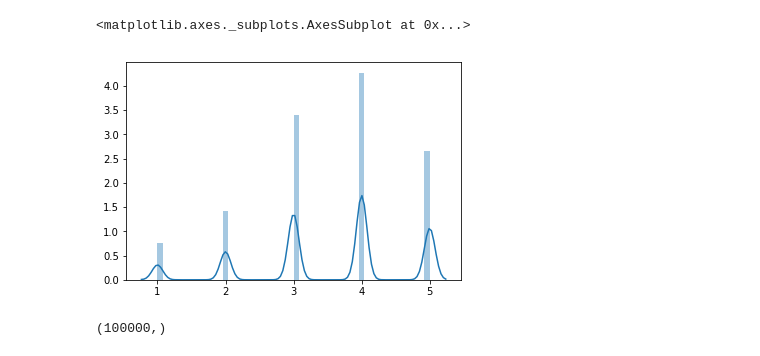
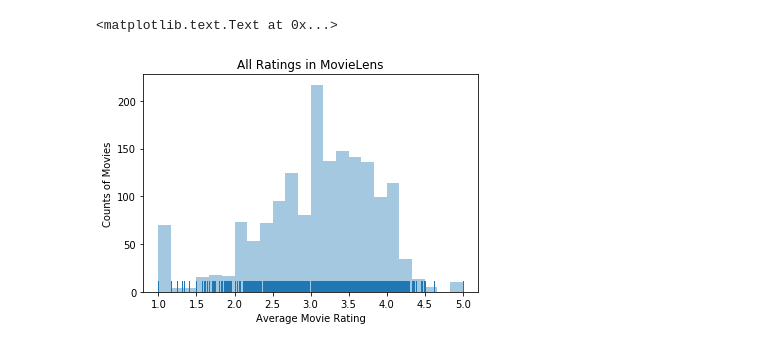
Before and after one commit to pamela-zhang/Miniproject-2-MovieLens-Visualization, a Jupyter notebook: Basic.ipynb, the cells around one changed output. Cells and saved outputs as stored; diff of their text form; code cells hidden in the pictures.

```diff
--- a/Basic.ipynb
+++ b/Basic.ipynb
@@ -8,8 +10,7 @@ import helper
 # To allow for inline rendering of plots.
 %matplotlib inline
 # %%
-data, X_train, y_train, X_test, y_test, movies_data = helper.load_data('data/data.txt',
-'data/train.txt', 'data/test.txt', 'data/movies.txt')
+data, titles, movies_data, genres = helper.load_data('data/data.txt', 'data/movies.txt')
 # %%
 # Array stores total of user ratings and number of ratings
 movie_ratings = np.zeros((len(movies_data), 2))
@@ -77,9 +69,8 @@ sns.distplot(movie_ratings[:,0])
-# %%
-sns.distplot(all_ratings)
-# %% [output]
-<matplotlib.axes._subplots.AxesSubplot at 0x...>
-[figure, removed]
-# %%
-print(all_ratings.shape)
-# %% [output]
-(100000,)
+# %%
+all_hist = sns.distplot(avgs, kde=False, rug=True)
+all_hist.axes.set_title("All Ratings in MovieLens")
+all_hist.set_xlabel("Average Movie Rating")
+all_hist.set_ylabel("Counts of Movies")
+# %% [output]
+<matplotlib.text.Text at 0x...>
+[figure, added]
```
Also changed, not shown: parts of 18 cells of this notebook.
